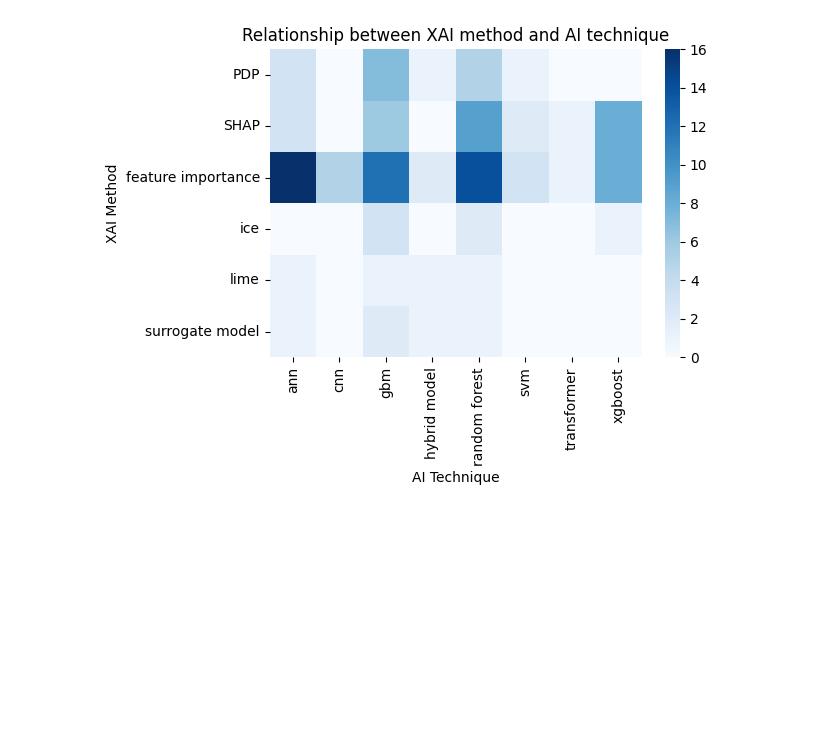
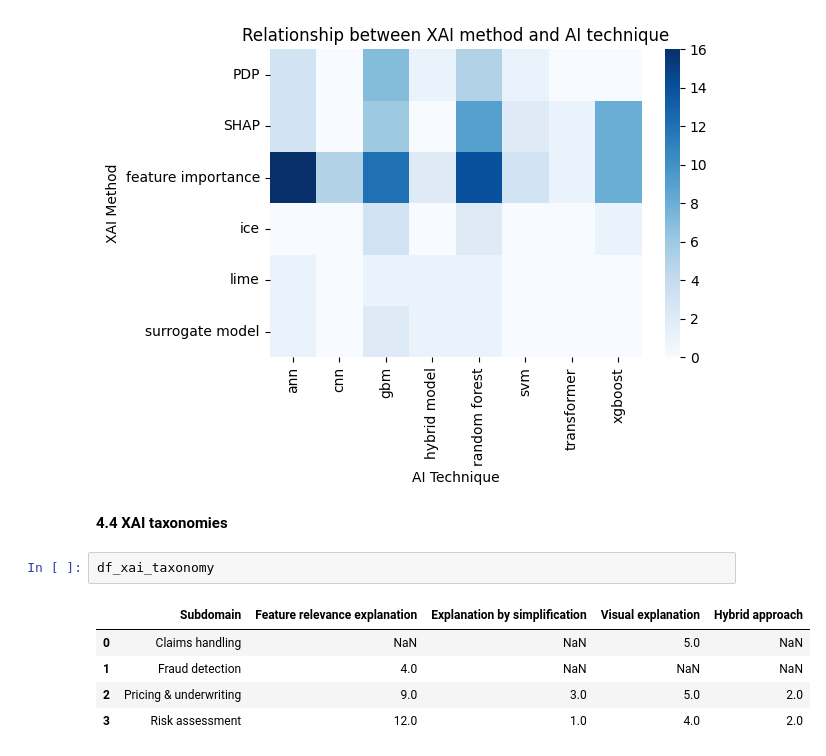
Before and after one commit to bart-custers/research_paper_AI_insurance, a Jupyter notebook: notebooks/Research_paper_XAI_insurance.ipynb, the cells around one changed output. Drawn from its saved outputs; the diff is of its cells as text; blank space fills up the shorter version.

```diff
--- a/notebooks/Research_paper_XAI_insurance.ipynb
+++ b/notebooks/Research_paper_XAI_insurance.ipynb
@@ -320,3 +321,13 @@ plt.ylabel('XAI Method')
 plt.show()
 # %% [output]
 [figure]
+# %% [markdown]
+**4.4 XAI taxonomies**
+# %%
+df_xai_taxonomy
+# %% [output]
+|  | Subdomain | Feature relevance explanation | Explanation by simplification | Visual explanation | Hybrid approach |
+| 0 | Claims handling | NaN | NaN | 5.0 | NaN |
+| 1 | Fraud detection | 4.0 | NaN | NaN | NaN |
+| 2 | Pricing & underwriting | 9.0 | 3.0 | 5.0 | 2.0 |
+| 3 | Risk assessment | 12.0 | 1.0 | 4.0 | 2.0 |
```
Also changed, not shown: parts of 4 cells of this notebook.
